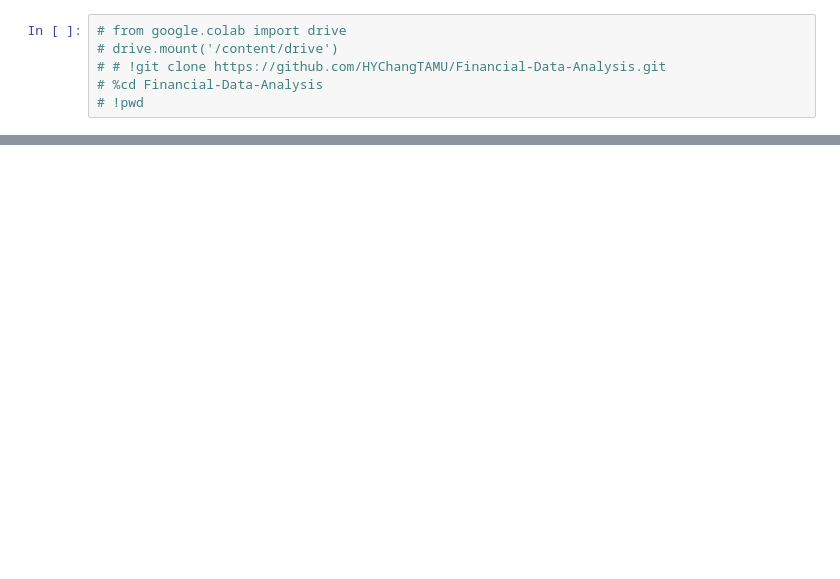
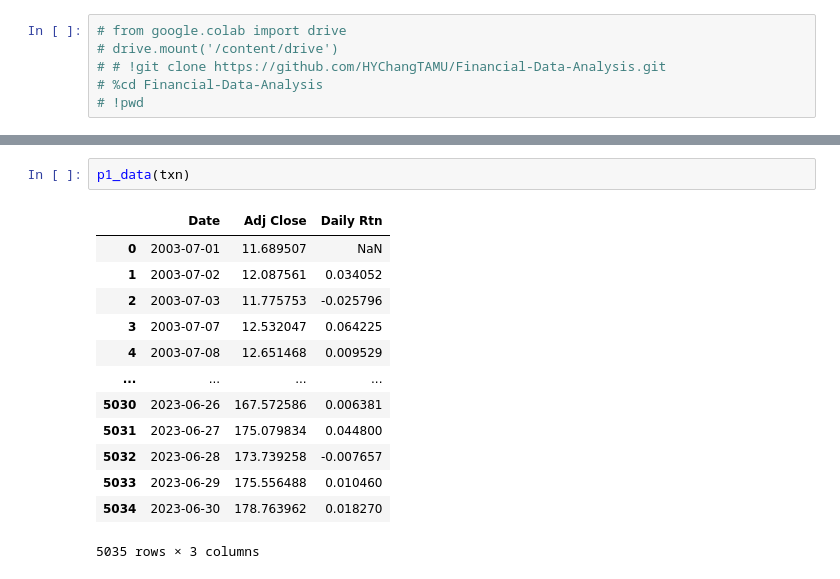
Before and after one commit to HYChangTAMU/Projects, a Jupyter notebook: Assignment1/Project1.ipynb, the cells around one changed output, grey strips where cells are left out. Cells and saved outputs as stored; diff of their text form; blank space fills up the shorter version.

```diff
--- a/Assignment1/Project1.ipynb
+++ b/Assignment1/Project1.ipynb
@@ -96,0 +41,16 @@ qmco
+# %%
+p1_data(txn)
+# %% [output]
+|  | Date | Adj Close | Daily Rtn |
+| 0 | 2003-07-01 | 11.689507 | NaN |
+| 1 | 2003-07-02 | 12.087561 | 0.034052 |
+| 2 | 2003-07-03 | 11.775753 | -0.025796 |
+| 3 | 2003-07-07 | 12.532047 | 0.064225 |
+| 4 | 2003-07-08 | 12.651468 | 0.009529 |
+| ... | ... | ... | ... |
+| 5030 | 2023-06-26 | 167.572586 | 0.006381 |
+| 5031 | 2023-06-27 | 175.079834 | 0.044800 |
+| 5032 | 2023-06-28 | 173.739258 | -0.007657 |
+| 5033 | 2023-06-29 | 175.556488 | 0.010460 |
+| 5034 | 2023-06-30 | 178.763962 | 0.018270 |
+5035 rows × 3 columns
```
Also changed, not shown: parts of 11 cells of this notebook.
